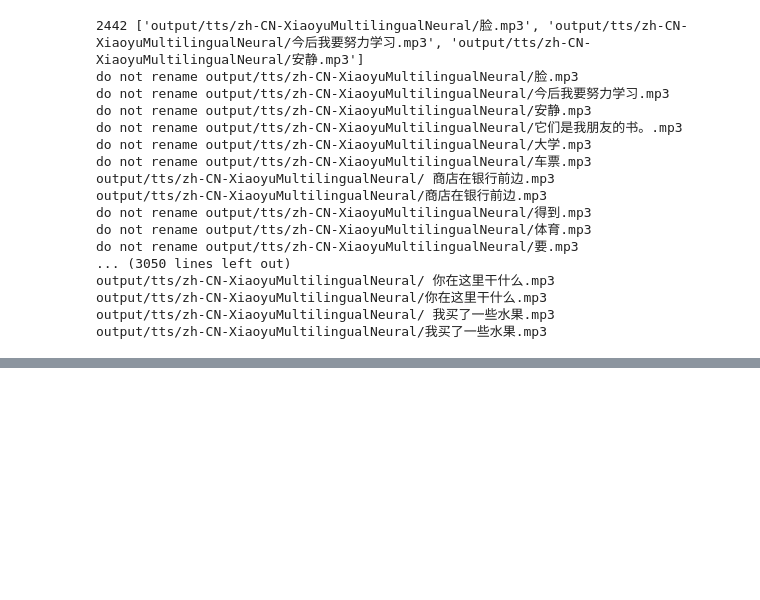
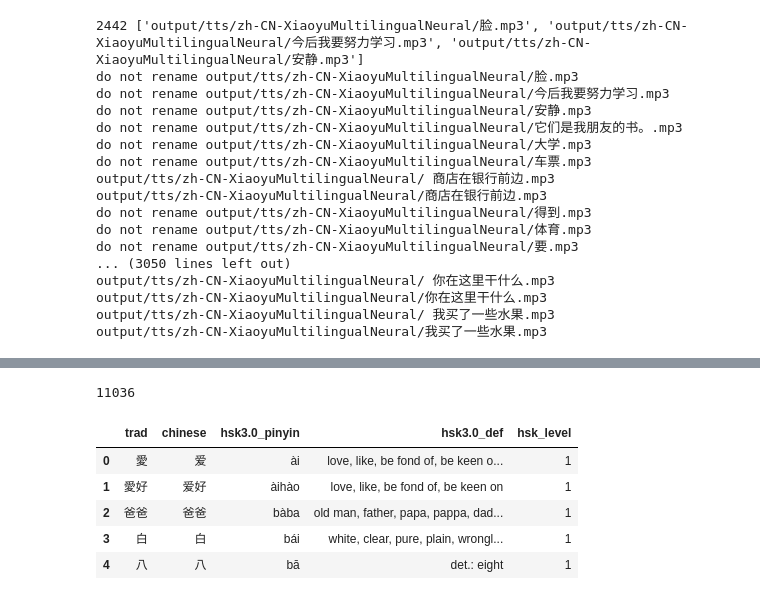
Before and after one commit to srcole/my_mandarin_database, a Jupyter notebook: sandbox.ipynb, the cells around one changed output, grey strips where cells are left out. Drawn from its saved outputs; the diff is of its cells as text; code cells hidden in the pictures; blank space fills up the shorter version.

```diff
--- a/sandbox.ipynb
+++ b/sandbox.ipynb
@@ -319,0 +262,20 @@ output/tts/zh-CN-XiaoyuMultilingualNeural/我买了一些水果.mp3
+# %%
+# Import HSK words and save into their own combined csv
+hsk_raw_files = sorted(glob.glob('static/hsk/HSK*.tsv'))
+dfs_all = []
+for hsk_file in hsk_raw_files:
+    df_tmp = pd.read_csv(hsk_file, delimiter='\t', header=None).rename(columns={0:'trad', 1:'chinese', 2:'hsk3.0_pinyin', 3: 'hsk3.0_def'})
+    df_tmp['hsk_level'] = hsk_file.split(' ')[-1][:-4]
+    dfs_all.append(df_tmp)
+df_all_hsk = pd.concat(dfs_all).reset_index(drop=True)
+df_all_hsk.to_csv('static/hsk/hsk_1to9.csv')
+print(len(df_all_hsk))
+df_all_hsk.head()
+# %% [output]
+11036
+|  | trad | chinese | hsk3.0_pinyin | hsk3.0_def | hsk_level |
+| 0 | 愛 | 爱 | ài | love, like, be fond of, be keen o... | 1 |
+| 1 | 愛好 | 爱好 | àihào | love, like, be fond of, be keen on | 1 |
+| 2 | 爸爸 | 爸爸 | bàba | old man, father, papa, pappa, dad... | 1 |
+| 3 | 白 | 白 | bái | white, clear, pure, plain, wrongl... | 1 |
+| 4 | 八 | 八 | bā | det.: eight | 1 |
```
Also changed, not shown: parts of 21 cells of this notebook, 3 other files.
